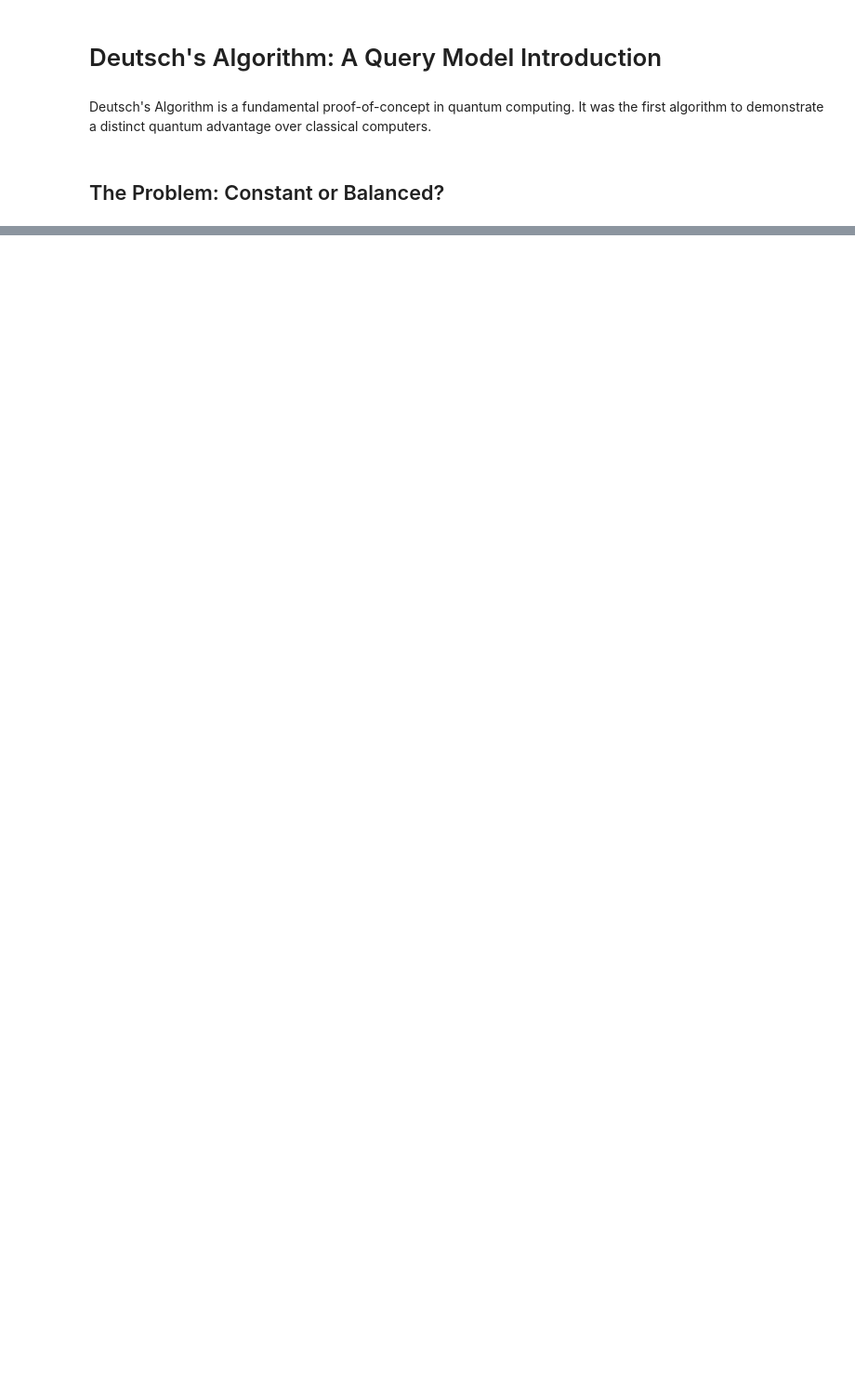
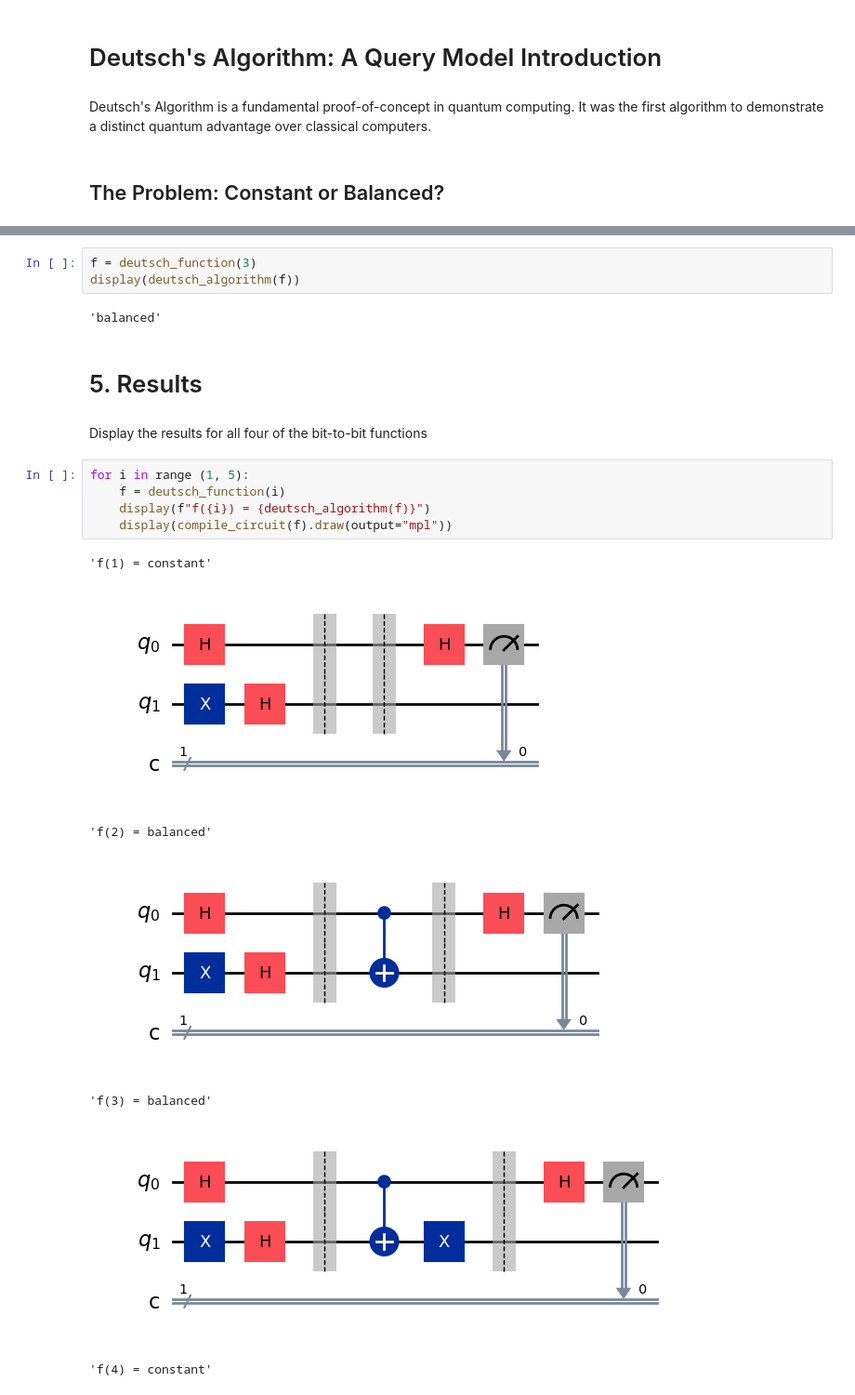
Before and after one commit to georgelake2/Quantum-Computing, a Jupyter notebook: Deutsch.ipynb, the cells around one changed output, grey strips where cells are left out. Shown: that part at 93% size. Saved outputs shown, nothing was run; the diff lists cells and outputs as text; blank space fills up the shorter version.

```diff
--- a/Deutsch.ipynb
+++ b/Deutsch.ipynb
@@ -20,0 +184,22 @@ We have a "Black Box" (Oracle) that computes a 1-bit function $f:\{0,1\} \righta
+# %%
+f = deutsch_function(3)
+display(deutsch_algorithm(f))
+# %% [output]
+'balanced'
+# %% [markdown]
+# 5. Results
+# %% [markdown]
+Display the results for all four of the bit-to-bit functions
+# %%
+for i in range (1, 5):
+    f = deutsch_function(i)
+    display(f"f({i}) = {deutsch_algorithm(f)}")
+    display(compile_circuit(f).draw(output="mpl"))
+# %% [output]
+'f(1) = constant'
+[figure, added]
+'f(2) = balanced'
+[figure, added]
+'f(3) = balanced'
+[figure, added]
+'f(4) = constant'
```
Also changed, not shown: parts of 21 cells of this notebook.
